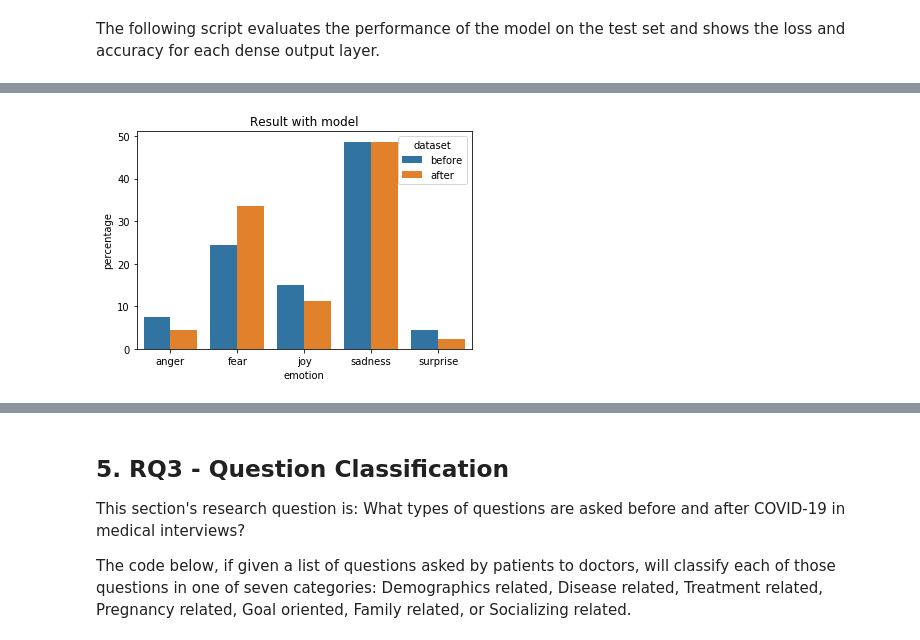
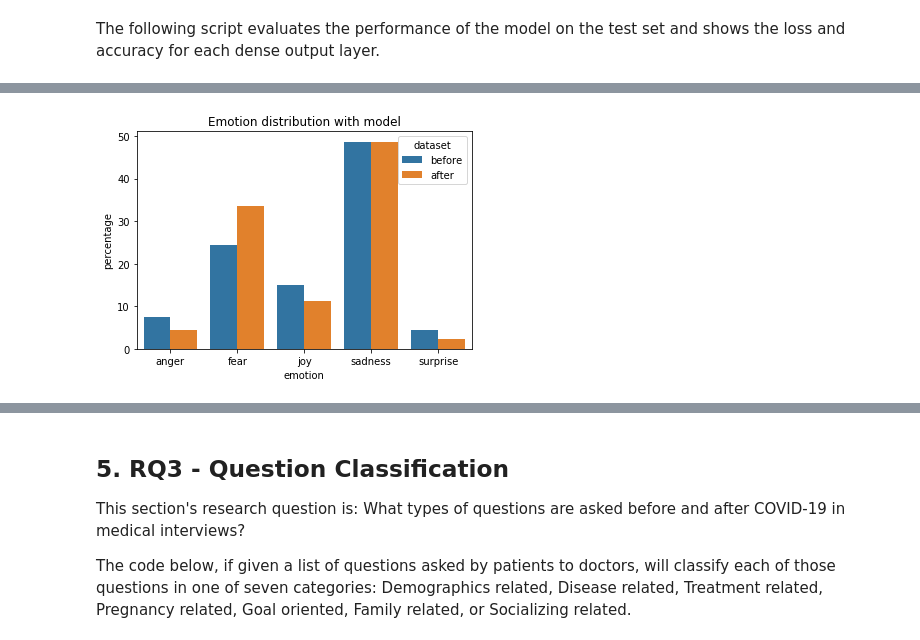
Before and after one commit to dilaratank/LSDP2021-Group2, a Jupyter notebook: LSDP-group2.ipynb, the cells around one changed output, grey strips where cells are left out. Drawn from its saved outputs; the diff is of its cells as text; code cells hidden in the pictures.

```diff
--- a/LSDP-group2.ipynb
+++ b/LSDP-group2.ipynb
@@ -778,5 +780,5 @@ RQ2.compare_emotions(MED_lexicon, COVID_lexicon, 'Result with lexicon')
 # %%
-RQ2.compare_emotions(MED_model, COVID_model, 'Result with model')
+RQ2.compare_emotions(MED_model, COVID_model, 'Emotion distribution with model')
 # %% [output]
-[figure, old version]
+[figure, new version]
 # %% [markdown]
```
Also changed, not shown: parts of 32 cells of this notebook, 1 other file.
